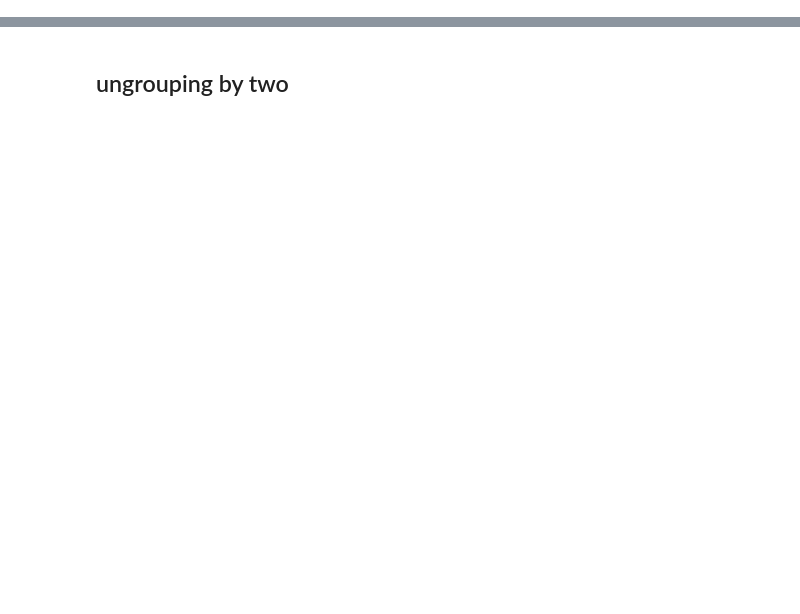
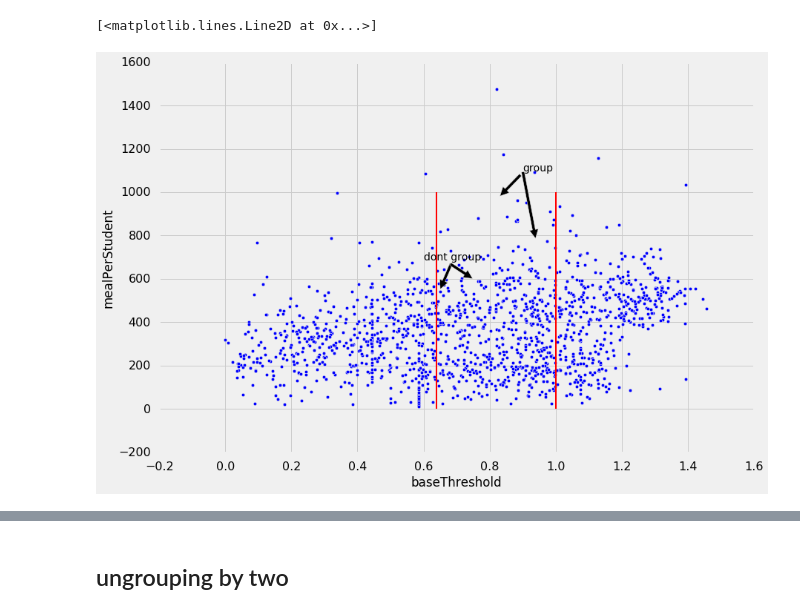
Before and after one commit to MODA-NYC/Project_SchoolLunch, a Jupyter notebook: FreeLunch.ipynb, the cells around one changed output, grey strips where cells are left out. Drawn from its saved outputs; the diff is of its cells as text; code cells hidden in the pictures; blank space fills up the shorter version.

Commit message:
added in new test data from DOE

```diff
--- a/FreeLunch.ipynb
+++ b/FreeLunch.ipynb
@@ -220,0 +70,6 @@ l0
+# %%
+# reading in data
+doe = pd.read_excel('Test Data for CEP Grouping.xlsx',sheetname="School Data",header=2)
+doe.rename(columns={'Identified Student Count':'Identified'},inplace=True)
+print doe.shape
+doe.head()
@@ -220,0 +144,4 @@ l0
+# %%
+# assume only schools with >0 enrollment can be part of cep program.
+cep = doe[doe.Enrollment>0].copy()
+cep.shape
@@ -220,0 +164,13 @@ l0
+# %%
+# define a few more columns that are useful.
+# 'meal' is the max reimbursement of meals per year for each school.
+# 'mealPerStudent' is the max per student.
+# 'baseThreshold' is the threshold of the school if it is not grouped.
+# 'group' will hold the integer name of the group the school belongs too. initally set a single group.
+
+cep['meal'] = deltaLunchRate*cep['Lunch'] + deltaBreakfastRate*cep['Breakfast']
+cep['mealPerStudent'] = cep['meal']/cep['Enrollment']
+cep['baseThreshold'] = cep['Identified']/cep['Enrollment']*multiplier
+cep['group'] = 0
+
+cep.head()
@@ -220,0 +226,17 @@ l0
+# %%
+ax=cep.plot.scatter(x='baseThreshold',y='mealPerStudent')
+
+ax.annotate('group', xy=(.83, 980), xytext=(.9, 1100),
+            arrowprops=dict(facecolor='black', shrink=0.02))
+ax.annotate('', xy=(.94, 780), xytext=(.9, 1100),
+            arrowprops=dict(facecolor='black', shrink=0.02))
+
+ax.annotate('dont group', xy=(.65, 550), xytext=(.6, 690),
+            arrowprops=dict(facecolor='black', shrink=0.02))
+ax.annotate('', xy=(.75, 600), xytext=(.68, 670),
+            arrowprops=dict(facecolor='black', shrink=0.02))
+plt.plot([t_min,t_min],[0,1000],'r-',lw=2)
+plt.plot([1,1],[0,1000],'r-',lw=2)
+# %% [output]
+[<matplotlib.lines.Line2D at 0x...>]
+[figure, added]
```
Also changed, not shown: parts of 74 cells of this notebook, 1 other file.
